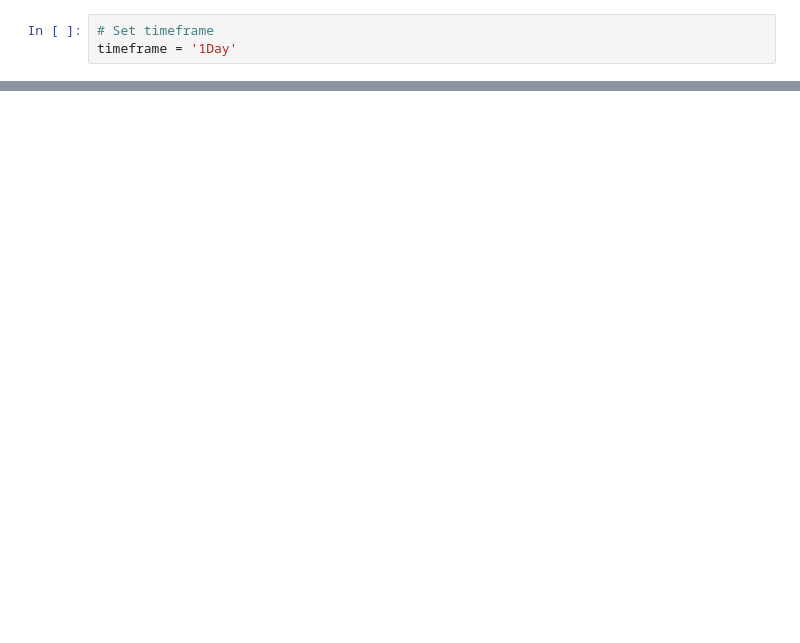
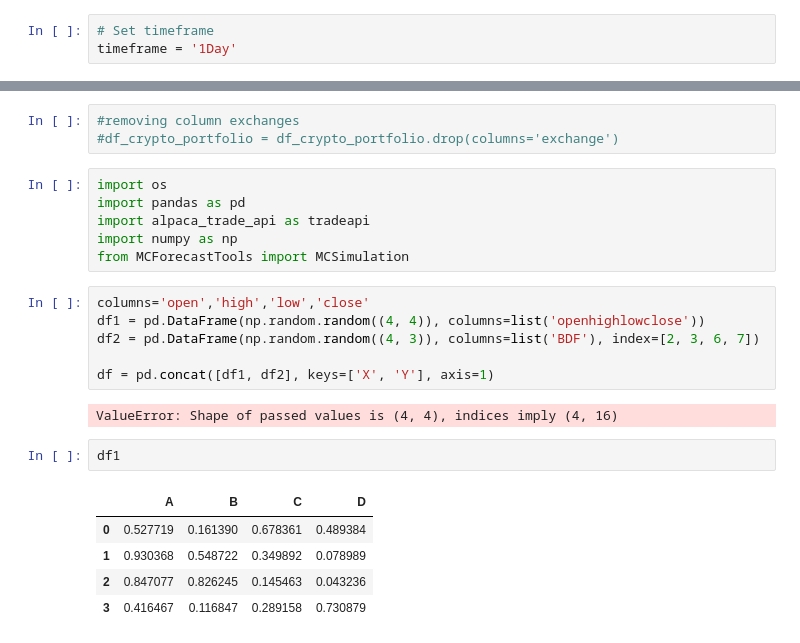
Before and after one commit to naaku78/gunavi-prj, a Jupyter notebook: crypto_api.ipynb, the cells around one changed output, grey strips where cells are left out. Saved outputs shown, nothing was run; the diff lists cells and outputs as text; blank space fills up the shorter version.

```diff
--- a/crypto_api.ipynb
+++ b/crypto_api.ipynb
@@ -407,0 +394,25 @@ df_daily_returns.plot.density()
+# %%
+#removing column exchanges
+#df_crypto_portfolio = df_crypto_portfolio.drop(columns='exchange')
+# %%
+import os
+import pandas as pd
+import alpaca_trade_api as tradeapi
+import numpy as np
+from MCForecastTools import MCSimulation
+# %%
+columns='open','high','low','close'
+df1 = pd.DataFrame(np.random.random((4, 4)), columns=list('openhighlowclose'))
+df2 = pd.DataFrame(np.random.random((4, 3)), columns=list('BDF'), index=[2, 3, 6, 7])
+
+df = pd.concat([df1, df2], keys=['X', 'Y'], axis=1)
+# %% [output]
+ValueError: Shape of passed values is (4, 4), indices imply (4, 16)
+# %%
+df1
+# %% [output]
+|  | A | B | C | D |
+| 0 | 0.527719 | 0.161390 | 0.678361 | 0.489384 |
+| 1 | 0.930368 | 0.548722 | 0.349892 | 0.078989 |
+| 2 | 0.847077 | 0.826245 | 0.145463 | 0.043236 |
+| 3 | 0.416467 | 0.116847 | 0.289158 | 0.730879 |
```
Also changed, not shown: parts of 67 cells of this notebook, 3 other files.
